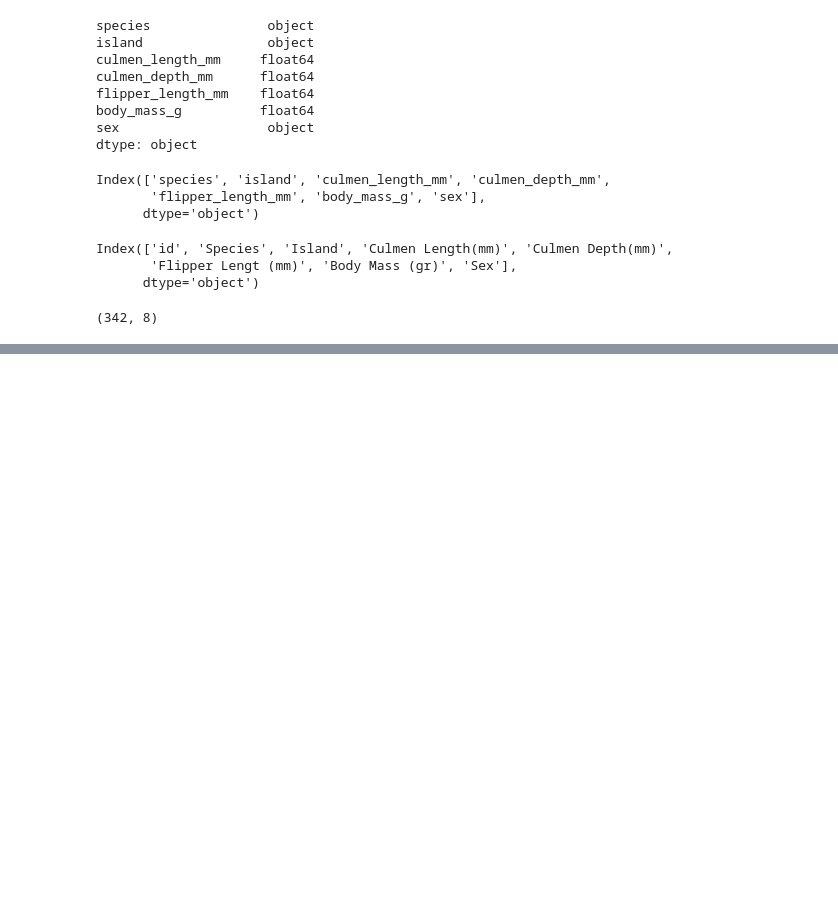
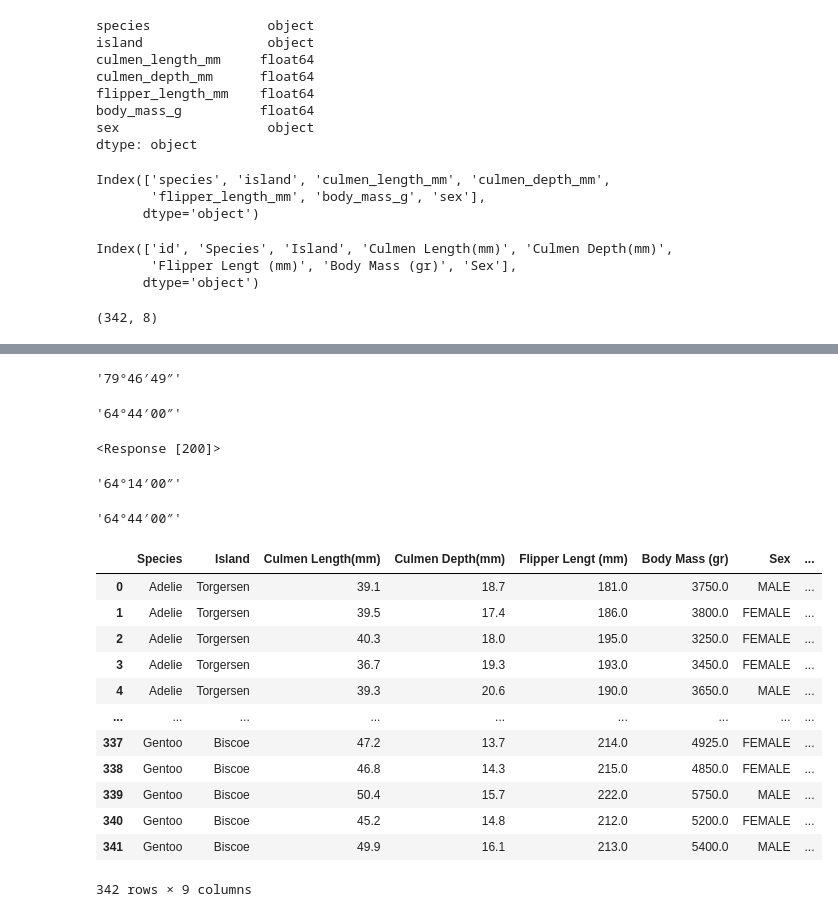
Before and after one commit to DenisseMonster/MidProject, a Jupyter notebook: Data/Limpiado_ando.ipynb, the cells around one changed output, grey strips where cells are left out. Saved outputs shown, nothing was run; the diff lists cells and outputs as text; code cells hidden in the pictures; blank space fills up the shorter version.

```diff
--- a/Data/Limpiado_ando.ipynb
+++ b/Data/Limpiado_ando.ipynb
@@ -134,0 +196,66 @@ df.head()
+# %%
+Lon_Bis = soup.find("span", {"class": "longitude"})
+Lon_Bis = Lon_Bis.text.replace("O","").rstrip( )
+Lon_Bis
+# %% [output]
+'79°46′49″'
+# %%
+Lat_Bis = soup.find("span", {"class": "latitude"})
+Lat_Bis = Lat_Bis.text.replace("S","").rstrip( )
+Lat_Bis
+# %% [output]
+'64°44′00″'
+# %%
+#Dream
+url="https://es.wikipedia.org/wiki/Isla_Dream"
+resDrm = requests.get(url)
+soup = BeautifulSoup(resDrm.text)
+resDrm
+# %% [output]
+<Response [200]>
+# %%
+Lon_Drm = soup.find("span", {"class": "longitude"})
+Lon_Drm = Lon_Drm.text.replace("O","").rstrip( )
+Lon_Drm
+# %% [output]
+'64°14′00″'
+# %%
+Lat_Drm = soup.find("span", {"class": "latitude"})
+Lat_Drm = Lat_Drm.text.replace("S","").rstrip( )
+Lat_Drm
+# %% [output]
+'64°44′00″'
+# %%
+#agrego la fila que se va a referir a mis
+def fila_lon(fila, datos):
+    return datos[fila]
+Longitud = {
+     "Torgersen": Lon_Tor,
+     "Biscoe":Lon_Bis,
+     "Dream":Lon_Drm
+ }
+df["Island Longitude"] = df["Island"].apply(fila_lon, args =(Longitud, ))
+
+def fila_lat(fila, datos):
+    return datos[fila]
+Latitud = {
+     "Torgersen": Lat_Tor,
+     "Biscoe":Lat_Bis,
+     "Dream":Lat_Drm
+ }
+df["Island Latitude"] = df["Island"].apply(fila_lon, args =(Latitud, ))
+df
+# %% [output]
+|  | Species | Island | Culmen Length(mm) | Culmen Depth(mm) | Flipper Lengt (mm) | Body Mass (gr) | Sex | ... |
+| 0 | Adelie | Torgersen | 39.1 | 18.7 | 181.0 | 3750.0 | MALE | ... |
+| 1 | Adelie | Torgersen | 39.5 | 17.4 | 186.0 | 3800.0 | FEMALE | ... |
+| 2 | Adelie | Torgersen | 40.3 | 18.0 | 195.0 | 3250.0 | FEMALE | ... |
+| 3 | Adelie | Torgersen | 36.7 | 19.3 | 193.0 | 3450.0 | FEMALE | ... |
+| 4 | Adelie | Torgersen | 39.3 | 20.6 | 190.0 | 3650.0 | MALE | ... |
+| ... | ... | ... | ... | ... | ... | ... | ... | ... |
+| 337 | Gentoo | Biscoe | 47.2 | 13.7 | 214.0 | 4925.0 | FEMALE | ... |
+| 338 | Gentoo | Biscoe | 46.8 | 14.3 | 215.0 | 4850.0 | FEMALE | ... |
+| 339 | Gentoo | Biscoe | 50.4 | 15.7 | 222.0 | 5750.0 | MALE | ... |
+| 340 | Gentoo | Biscoe | 45.2 | 14.8 | 212.0 | 5200.0 | FEMALE | ... |
+| 341 | Gentoo | Biscoe | 49.9 | 16.1 | 213.0 | 5400.0 | MALE | ... |
+342 rows × 9 columns
```
Also changed, not shown: parts of 18 cells of this notebook, 8 other files.
